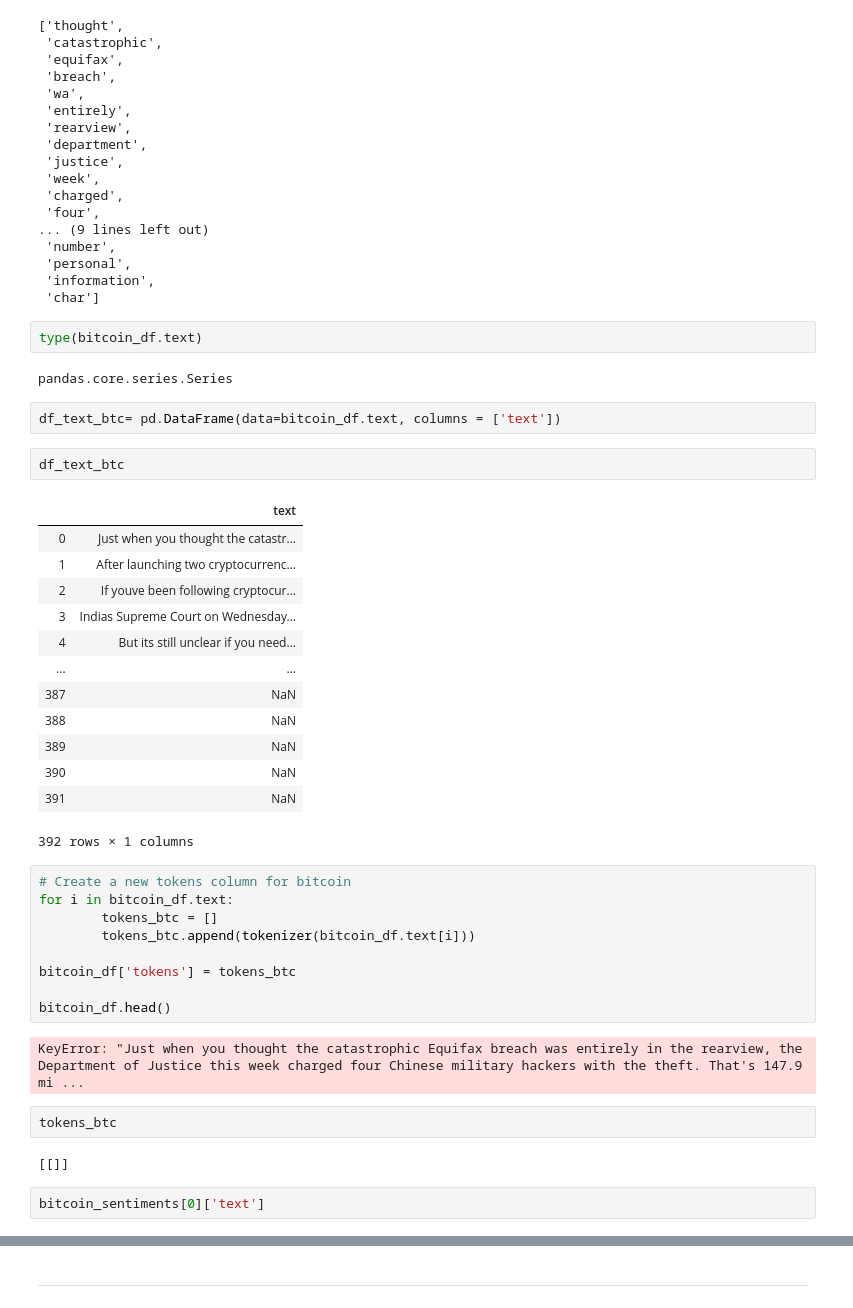
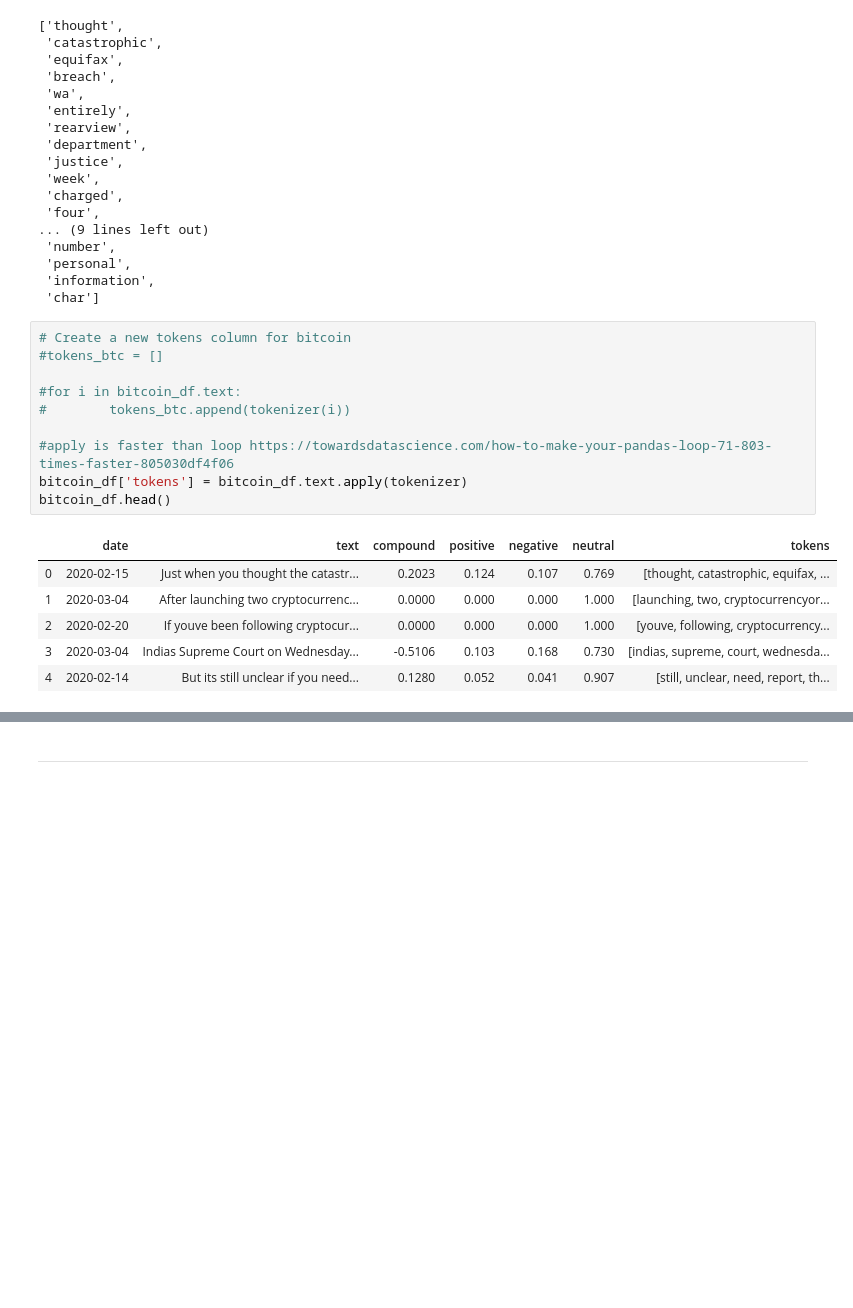
Before and after one commit to jjphalen/natural_language_processing_HW, a Jupyter notebook: jjp_crypto_sentiment.ipynb, the cells around one changed output, grey strips where cells are left out. Drawn from its saved outputs; the diff is of its cells as text; blank space fills up the shorter version.

```diff
--- a/jjp_crypto_sentiment.ipynb
+++ b/jjp_crypto_sentiment.ipynb
@@ -214,42 +214,20 @@ tokenizer(bitcoin_df.text[0])
  'personal',
  'information',
  'char']
-# %%
-type(bitcoin_df.text)
-# %% [output]
-pandas.core.series.Series
-# %%
-df_text_btc= pd.DataFrame(data=bitcoin_df.text, columns = ['text'])
-# %%
-df_text_btc
-# %% [output]
-|  | text |
-| 0 | Just when you thought the catastr... |
-| 1 | After launching two cryptocurrenc... |
-| 2 | If youve been following cryptocur... |
-| 3 | Indias Supreme Court on Wednesday... |
-| 4 | But its still unclear if you need... |
-| ... | ... |
-| 387 | NaN |
-| 388 | NaN |
-| 389 | NaN |
-| 390 | NaN |
-| 391 | NaN |
-392 rows × 1 columns
 # %%
 # Create a new tokens column for bitcoin
-for i in bitcoin_df.text:
-        tokens_btc = []
-        tokens_btc.append(tokenizer(bitcoin_df.text[i]))
+#tokens_btc = []
 
-bitcoin_df['tokens'] = tokens_btc
+#for i in bitcoin_df.text:
+#        tokens_btc.append(tokenizer(i))
 
+#apply is faster than loop https://towardsdatascience.com/how-to-make-your-pandas-loop-71-803-times-faster-805030df4f06
+bitcoin_df['tokens'] = bitcoin_df.text.apply(tokenizer)
 bitcoin_df.head()
 # %% [output]
-KeyError: "Just when you thought the catastrophic Equifax breach was entirely in the rearview, the Department of Justice this week charged four Chinese military hackers with the theft. That's 147.9 mi ...
+|  | date | text | compound | positive | negative | neutral | tokens |
+| 0 | 2020-02-15 | Just when you thought the catastr... | 0.2023 | 0.124 | 0.107 | 0.769 | [thought, catastrophic, equifax, ... |
+| 1 | 2020-03-04 | After launching two cryptocurrenc... | 0.0000 | 0.000 | 0.000 | 1.000 | [launching, two, cryptocurrencyor... |
+| 2 | 2020-02-20 | If youve been following cryptocur... | 0.0000 | 0.000 | 0.000 | 1.000 | [youve, following, cryptocurrency... |
+| 3 | 2020-03-04 | Indias Supreme Court on Wednesday... | -0.5106 | 0.103 | 0.168 | 0.730 | [indias, supreme, court, wednesda... |
+| 4 | 2020-02-14 | But its still unclear if you need... | 0.1280 | 0.052 | 0.041 | 0.907 | [still, unclear, need, report, th... |
-# %%
-tokens_btc
-# %% [output]
-[[]]
-# %%
-bitcoin_sentiments[0]['text']
```
Also changed, not shown: parts of 13 cells of this notebook.
